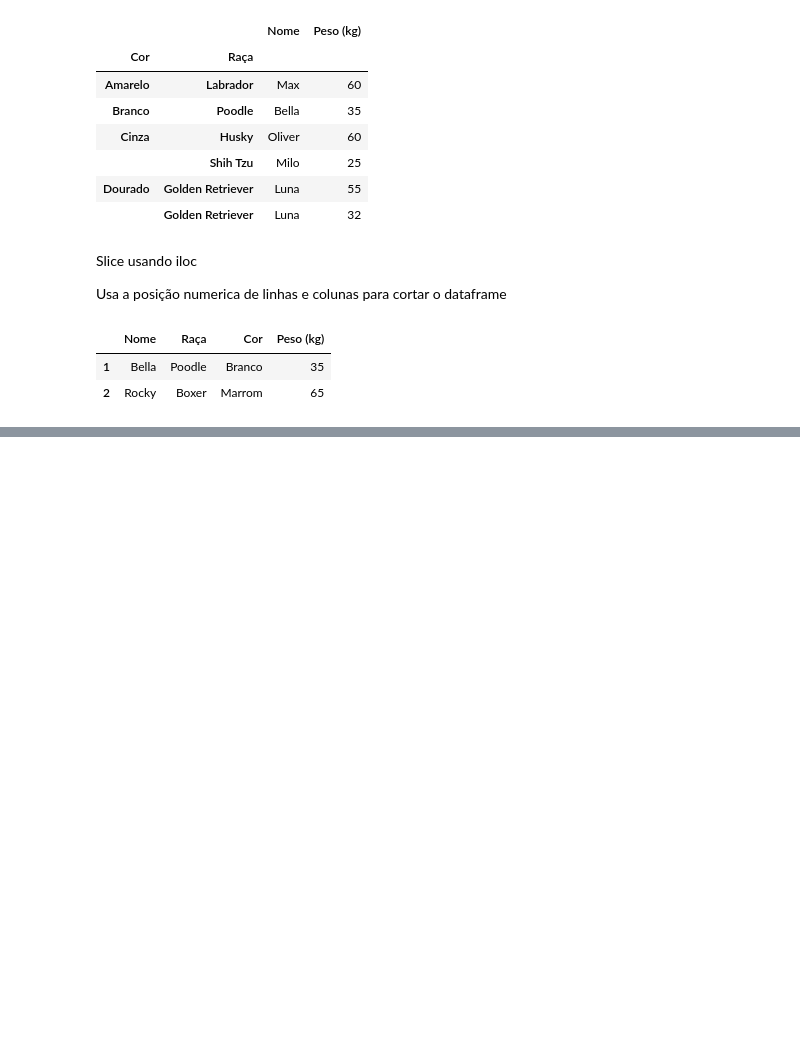
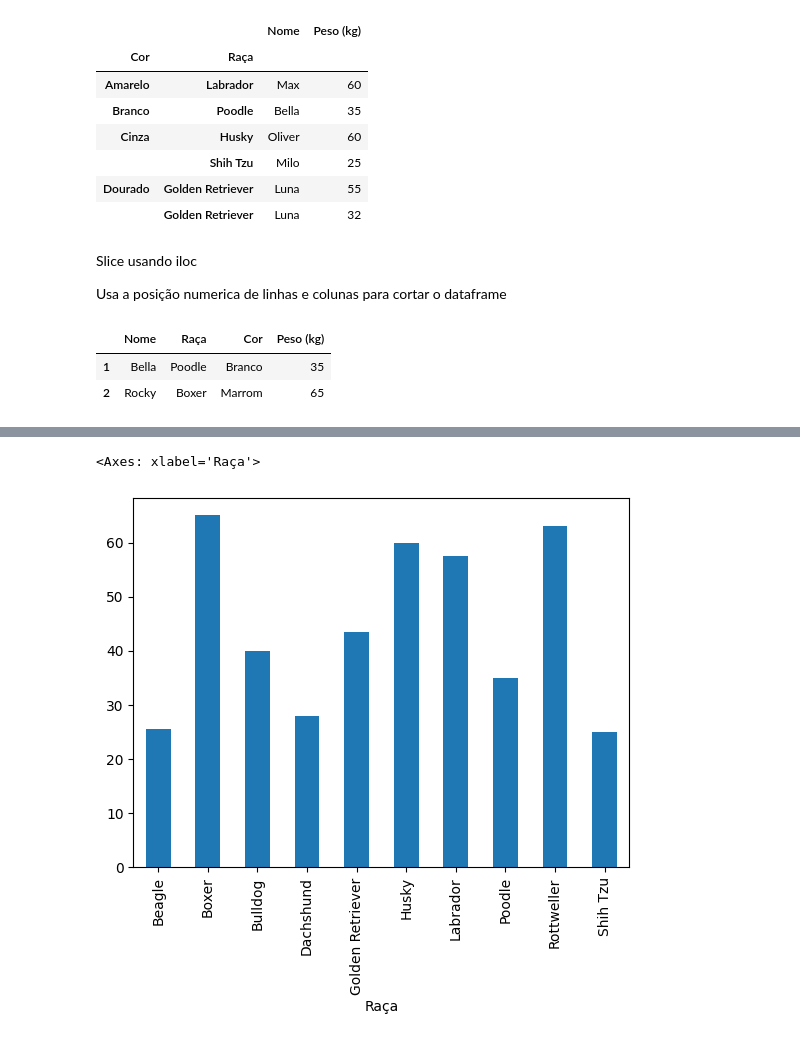
Before and after one commit to lidiaperside/python-para-dados-womakerscode, a Jupyter notebook: pandas.ipynb, the cells around one changed output, grey strips where cells are left out. Cells and saved outputs as stored; diff of their text form; code cells hidden in the pictures; blank space fills up the shorter version.

Commit message:
plot e NaN

```diff
--- a/pandas.ipynb
+++ b/pandas.ipynb
@@ -1049,0 +1061,4 @@ df_cachorros.iloc[1:3, :4] #da linha 1-1 até a 3-1, da coluna 1 até a 4
+# %%
+#Visualizando um agrupamento de dados, onde existe uma média de peso para cada raça
+media_raca = df_cachorros.groupby('Raça')['Peso (kg)'].mean()
+media_raca
@@ -1049,0 +1078,6 @@ df_cachorros.iloc[1:3, :4] #da linha 1-1 até a 3-1, da coluna 1 até a 4
+# %%
+#plotando
+media_raca.plot(kind='bar')
+# %% [output]
+<Axes: xlabel='Raça'>
+[figure, added]
```
Also changed, not shown: parts of 11 cells of this notebook.
